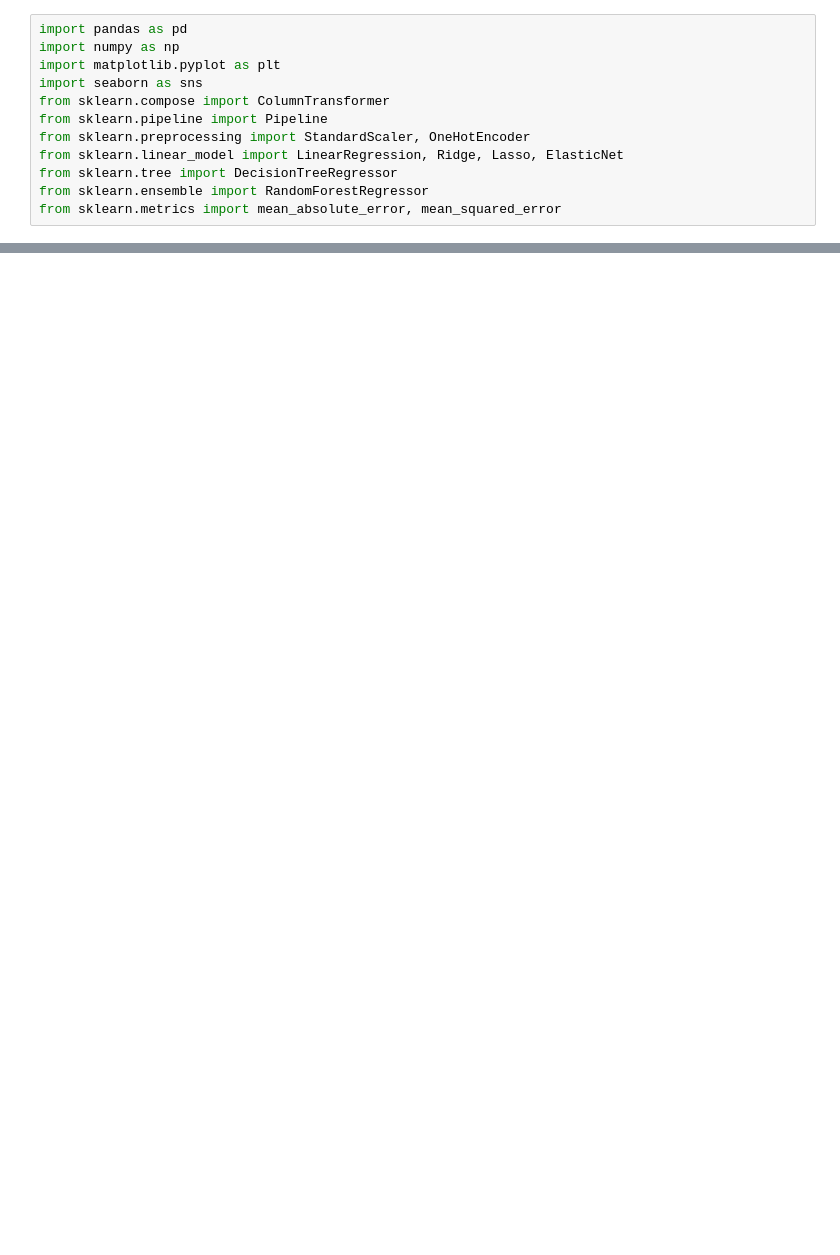
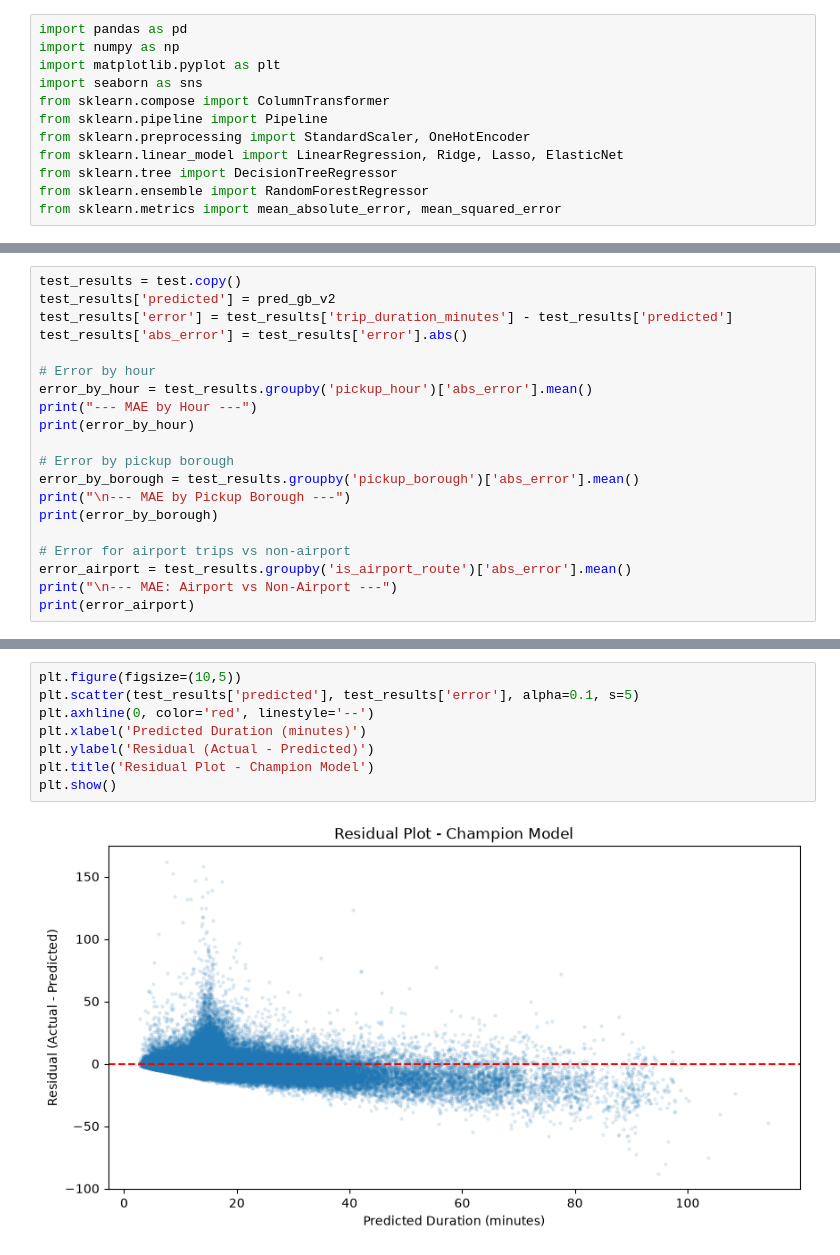
Before and after one commit to coding-with-saad/Machine-learning-journey, a Jupyter notebook: Internship/Day 4 Production-Grade-Regression/03_data_audit.ipynb, the cells around one changed output, grey strips where cells are left out. Saved outputs shown, nothing was run; the diff lists cells and outputs as text; blank space fills up the shorter version.

```diff
--- a/Internship/Day 4 Production-Grade-Regression/03_data_audit.ipynb
+++ b/Internship/Day 4 Production-Grade-Regression/03_data_audit.ipynb
@@ -37,0 +305,20 @@ df_clean = df_clean.rename(columns={'borough':'dropoff_borough'}).drop(columns=[
+# %%
+test_results = test.copy()
+test_results['predicted'] = pred_gb_v2
+test_results['error'] = test_results['trip_duration_minutes'] - test_results['predicted']
+test_results['abs_error'] = test_results['error'].abs()
+
+# Error by hour
+error_by_hour = test_results.groupby('pickup_hour')['abs_error'].mean()
+print("--- MAE by Hour ---")
+print(error_by_hour)
+
+# Error by pickup borough
+error_by_borough = test_results.groupby('pickup_borough')['abs_error'].mean()
+print("\n--- MAE by Pickup Borough ---")
+print(error_by_borough)
+
+# Error for airport trips vs non-airport
+error_airport = test_results.groupby('is_airport_route')['abs_error'].mean()
+print("\n--- MAE: Airport vs Non-Airport ---")
+print(error_airport)
@@ -37,0 +343,10 @@ df_clean = df_clean.rename(columns={'borough':'dropoff_borough'}).drop(columns=[
+# %%
+plt.figure(figsize=(10,5))
+plt.scatter(test_results['predicted'], test_results['error'], alpha=0.1, s=5)
+plt.axhline(0, color='red', linestyle='--')
+plt.xlabel('Predicted Duration (minutes)')
+plt.ylabel('Residual (Actual - Predicted)')
+plt.title('Residual Plot - Champion Model')
+plt.show()
+# %% [output]
+[figure, added]
```
Also changed, not shown: parts of 20 cells of this notebook, 1 other file.
